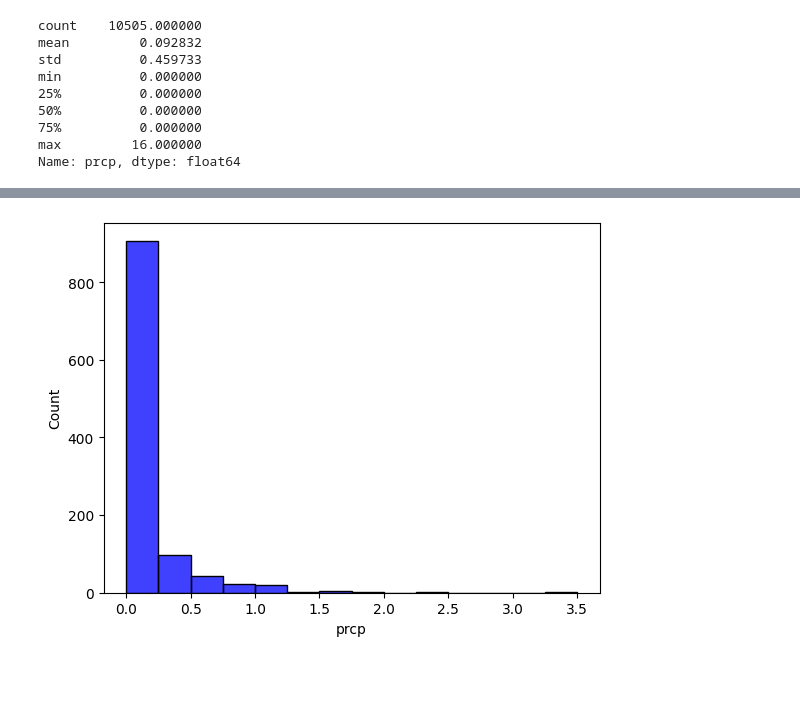
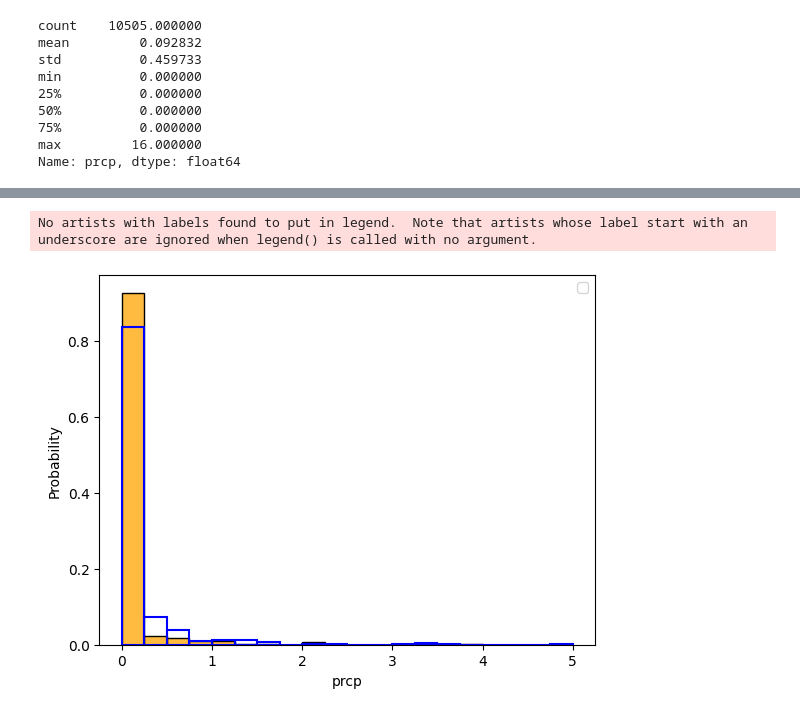
Before and after one commit to stlbnmaria/PythonForDS_Project, a Jupyter notebook: data_analyses/weather_data_analyses.ipynb, the cells around one changed output, grey strips where cells are left out. Cells and saved outputs as stored; diff of their text form; code cells hidden in the pictures; blank space fills up the shorter version.

```diff
--- a/data_analyses/weather_data_analyses.ipynb
+++ b/data_analyses/weather_data_analyses.ipynb
@@ -165,8 +228,7 @@ index_of_na = weather_data[weather_data['prcp'].isna()].index
 # %%
-# impute percipitation based on all other weather data except the date and wdir
+# impute percipitation based on all other weather data except the date and wdir with KNN
 unused_cols = ["date","wdir"]
-#imp = IterativeImputer(random_state=0)
-imp = KNNImputer(n_neighbors=10)
+imp = KNNImputer(n_neighbors=3)
 transformed_data = imp.fit_transform(weather_data.drop(columns=unused_cols))
 
 weather_data_imp = weather_data.copy()
@@ -192,8 +236,11 @@ memory usage: 1.0 MB
 # %%
+# TODO: remove lines around orange and add legend for all histopgrams
+
 imputed_values = weather_data_imp.loc[index_of_na,['prcp']]
-#run next line to get two histograms overlapping
-#sns.histplot(weather_data['prcp'],binwidth=0.25 , binrange=[0,5], color='orange')
-sns.histplot(imputed_values['prcp'], binwidth=0.25, color='blue')
+sns.histplot(weather_data['prcp'], binwidth=0.25, binrange=[0,4], color='orange', stat='probability')
+sns.histplot(imputed_values['prcp'], binwidth=0.25, color='blue', stat='probability', fill=False)
+plt.legend()
 plt.show()
 # %% [output]
+No artists with labels found to put in legend.  Note that artists whose label start with an underscore are ignored when legend() is called with no argument.
-[figure, old version]
+[figure, new version]
```
Also changed, not shown: parts of 24 cells of this notebook, 1 other file.
